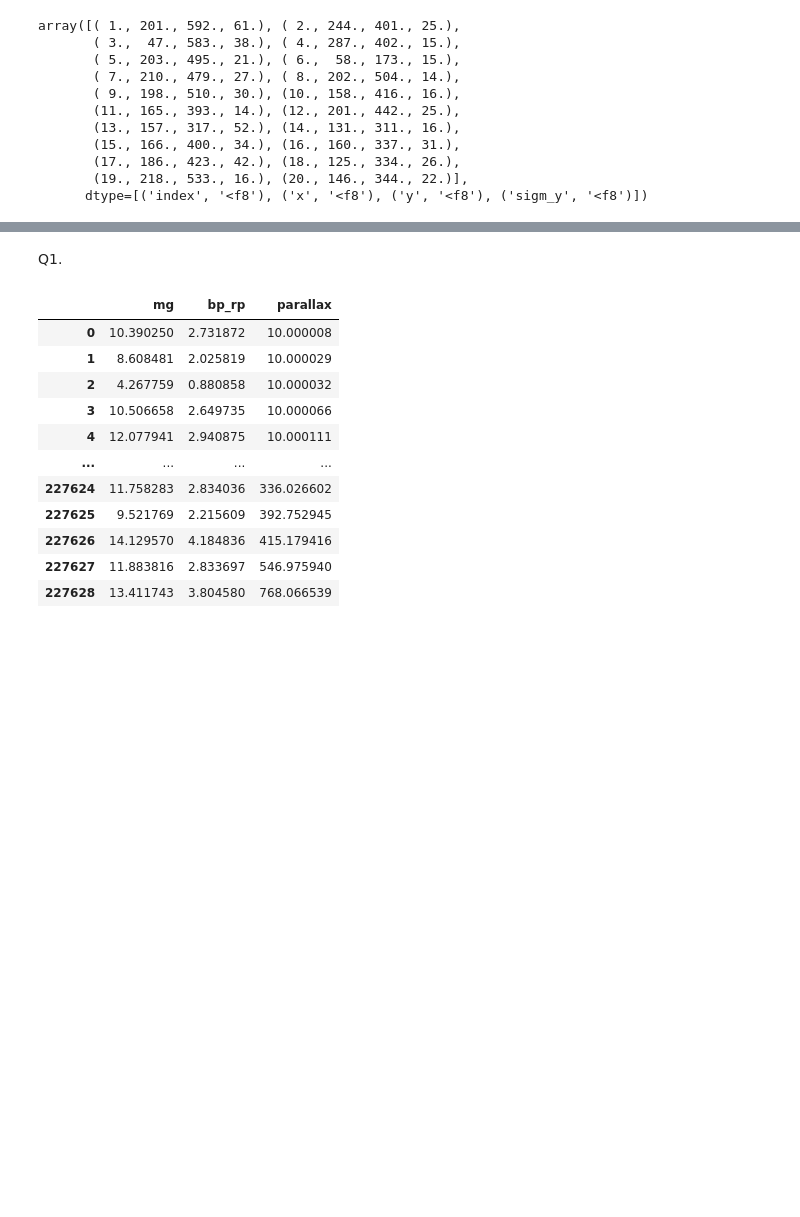
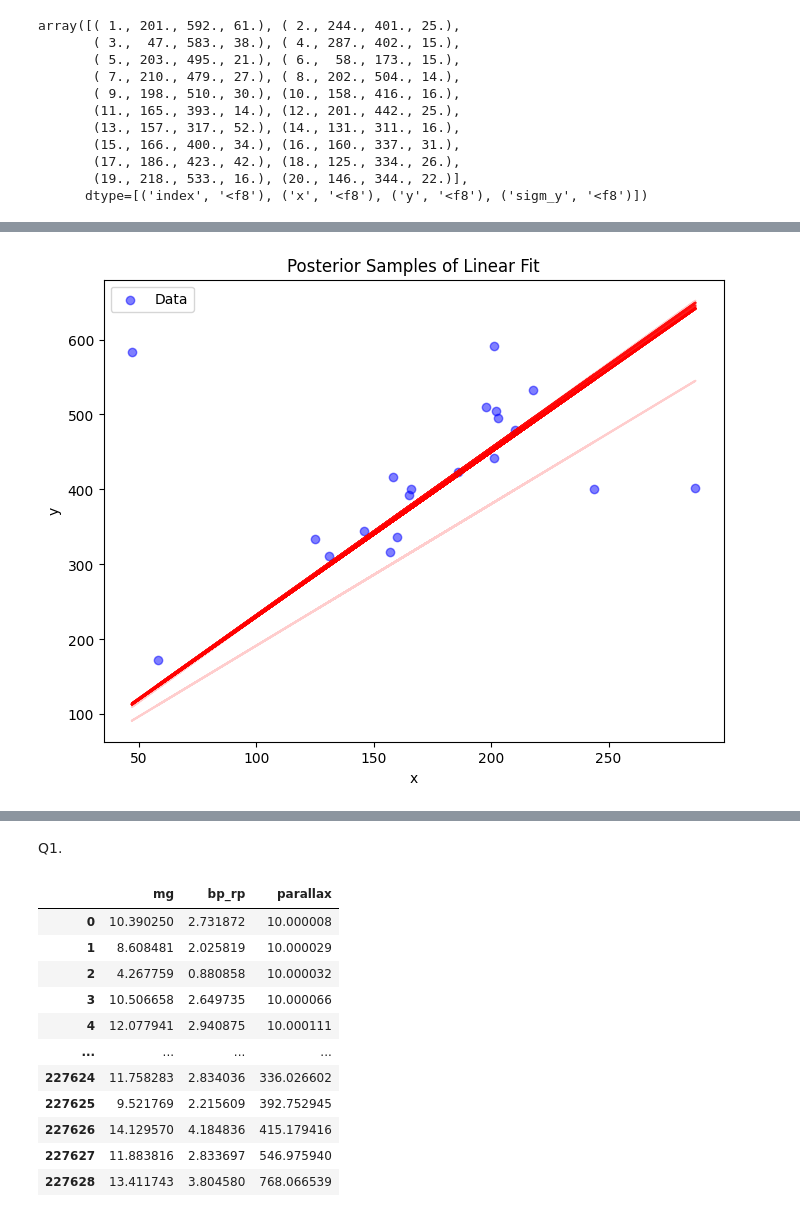
Before and after one commit to R-bna/sci-comp-ii-fall24, a Jupyter notebook: Working/HW4 metropolis sampling.ipynb, the cells around one changed output, grey strips where cells are left out. Cells and saved outputs as stored; diff of their text form; code cells hidden in the pictures; blank space fills up the shorter version.

```diff
--- a/Working/HW4 metropolis sampling.ipynb
+++ b/Working/HW4 metropolis sampling.ipynb
@@ -29 +26,12 @@ def likelihood(m, b):
+# %%
+def log_likelihood(m, b, x, y, sigma):
+    """Calculate the log-likelihood of the data given the parameters."""
+    residuals = y - (m * x + b)
+    return -0.5 * np.sum((residuals ** 2) / sigma**2) - (N * np.log(np.sqrt(2 * np.pi) * sigma))
+
+def log_prior(m, b):
+    """Calculate the log-prior probability."""
+    if -10 < m < 10 and -10 < b < 10:
+        return 0.0
+    return -np.inf
 # %%
@@ -171,0 +66,21 @@ plt.show()
+# %%
+def build_model(m, b):
+    """Return a linear model function."""
+    def model(x):
+        return m * x + b
+    return model
+# %%
+plt.figure(figsize=(8, 6))
+plt.scatter(x, y, color='blue', label='Data', alpha=0.5)
+
+for i in range(100):
+    m_sample, b_sample = samples[np.random.randint(len(samples))]
+    plt.plot(x, build_model(m_sample, b_sample)(x), color='red', alpha=0.1)
+
+plt.title('Posterior Samples of Linear Fit')
+plt.xlabel('x')
+plt.ylabel('y')
+plt.legend()
+plt.show()
+# %% [output]
+[figure, added]
```
Also changed, not shown: parts of 13 cells of this notebook.
